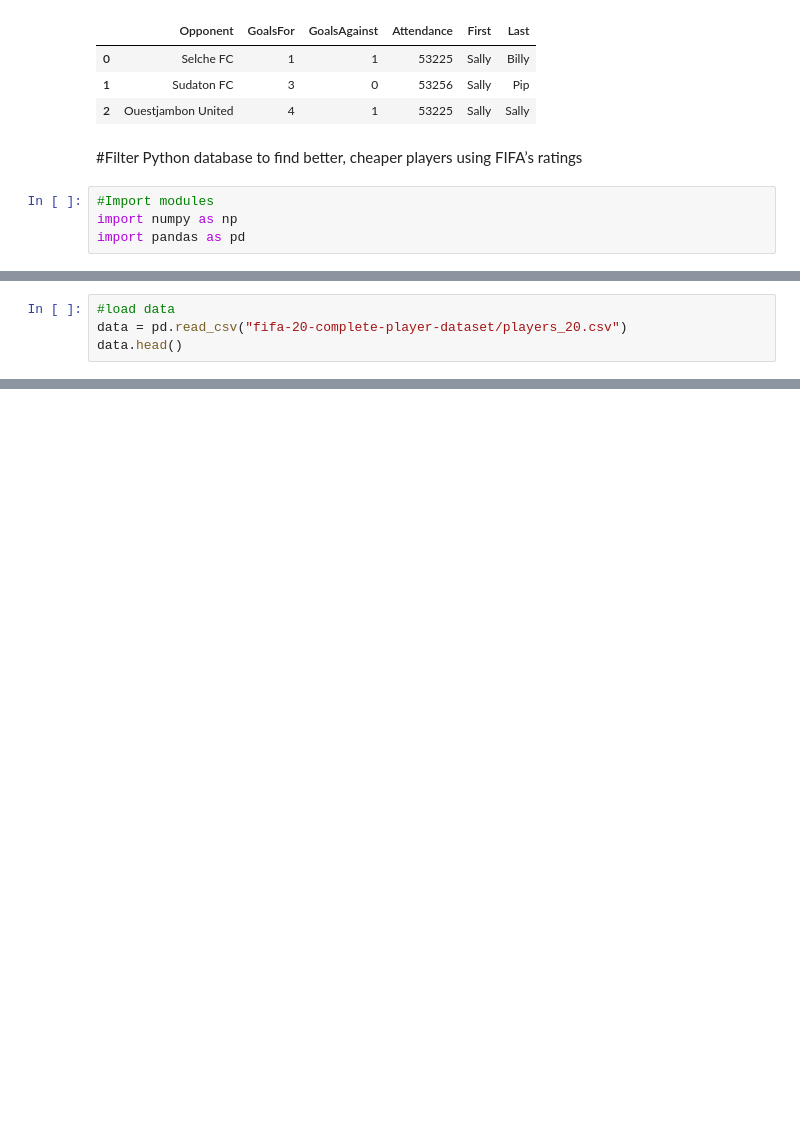
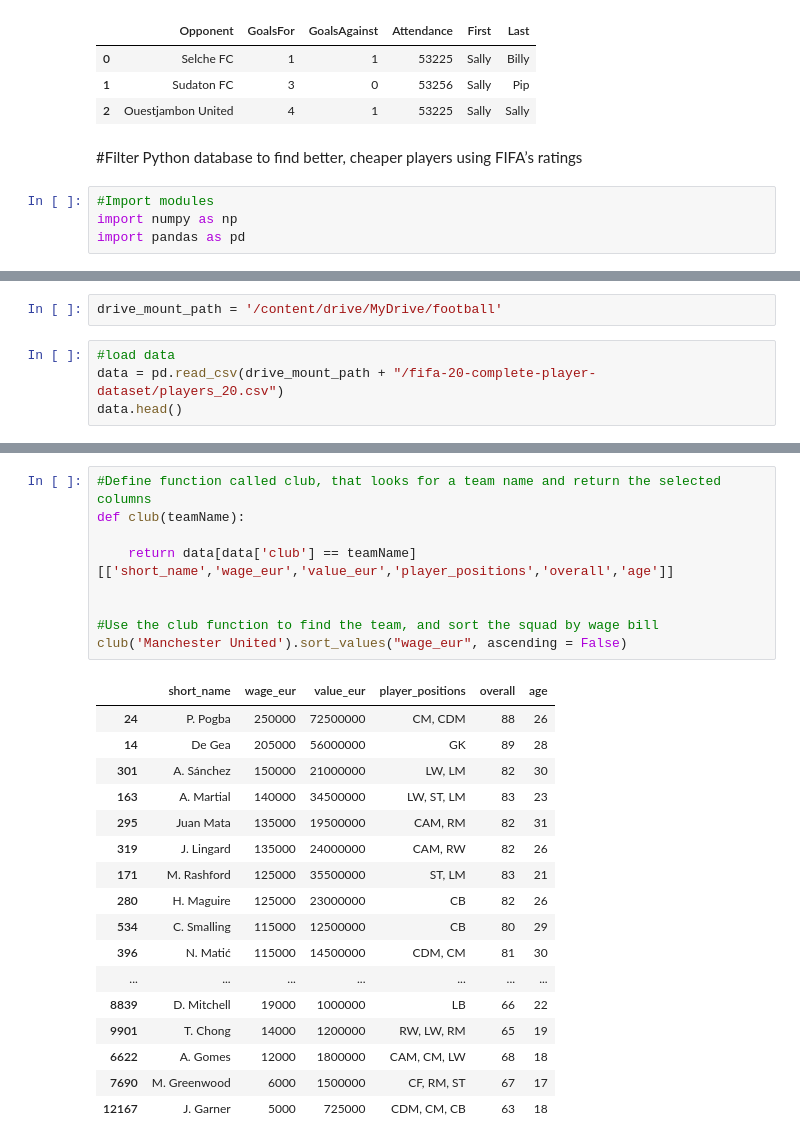
Before and after one commit to shygnome/sabda-bola, a Jupyter notebook: notebook/warmup/python_warmup.ipynb, the cells around one changed output, grey strips where cells are left out. Saved outputs shown, nothing was run; the diff lists cells and outputs as text; blank space fills up the shorter version.

```diff
--- a/notebook/warmup/python_warmup.ipynb
+++ b/notebook/warmup/python_warmup.ipynb
@@ -506,5 +514,7 @@ import pandas as pd
+# %%
+drive_mount_path = '/content/drive/MyDrive/football'
 # %%
 #load data
-data = pd.read_csv("fifa-20-complete-player-dataset/players_20.csv")
+data = pd.read_csv(drive_mount_path + "/fifa-20-complete-player-dataset/players_20.csv")
 data.head()
 # %% [output]
@@ -511,0 +528,27 @@ FileNotFoundError: ignored
+# %%
+#Define function called club, that looks for a team name and return the selected columns
+def club(teamName):
+
+    return data[data['club'] == teamName][['short_name','wage_eur','value_eur','player_positions','overall','age']]
+
+
+#Use the club function to find the team, and sort the squad by wage bill
+club('Manchester United').sort_values("wage_eur", ascending = False)
+# %% [output]
+|  | short_name | wage_eur | value_eur | player_positions | overall | age |
+| 24 | P. Pogba | 250000 | 72500000 | CM, CDM | 88 | 26 |
+| 14 | De Gea | 205000 | 56000000 | GK | 89 | 28 |
+| 301 | A. Sánchez | 150000 | 21000000 | LW, LM | 82 | 30 |
+| 163 | A. Martial | 140000 | 34500000 | LW, ST, LM | 83 | 23 |
+| 295 | Juan Mata | 135000 | 19500000 | CAM, RM | 82 | 31 |
+| 319 | J. Lingard | 135000 | 24000000 | CAM, RW | 82 | 26 |
+| 171 | M. Rashford | 125000 | 35500000 | ST, LM | 83 | 21 |
+| 280 | H. Maguire | 125000 | 23000000 | CB | 82 | 26 |
+| 534 | C. Smalling | 115000 | 12500000 | CB | 80 | 29 |
+| 396 | N. Matić | 115000 | 14500000 | CDM, CM | 81 | 30 |
+| ... | ... | ... | ... | ... | ... | ... |
+| 8839 | D. Mitchell | 19000 | 1000000 | LB | 66 | 22 |
+| 9901 | T. Chong | 14000 | 1200000 | RW, LW, RM | 65 | 19 |
+| 6622 | A. Gomes | 12000 | 1800000 | CAM, CM, LW | 68 | 18 |
+| 7690 | M. Greenwood | 6000 | 1500000 | CF, RM, ST | 67 | 17 |
+| 12167 | J. Garner | 5000 | 725000 | CDM, CM, CB | 63 | 18 |
```
Also changed, not shown: parts of 10 cells of this notebook.
